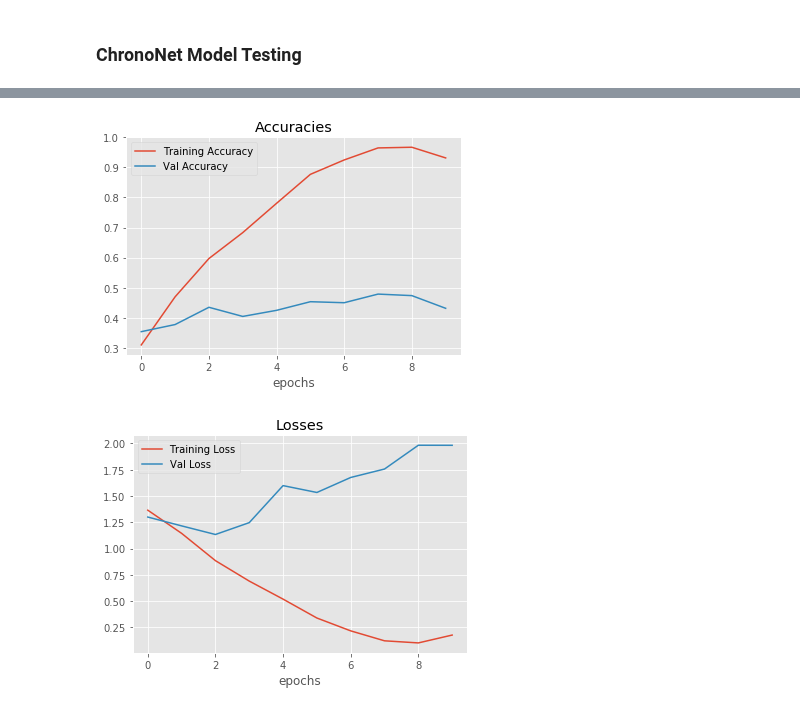
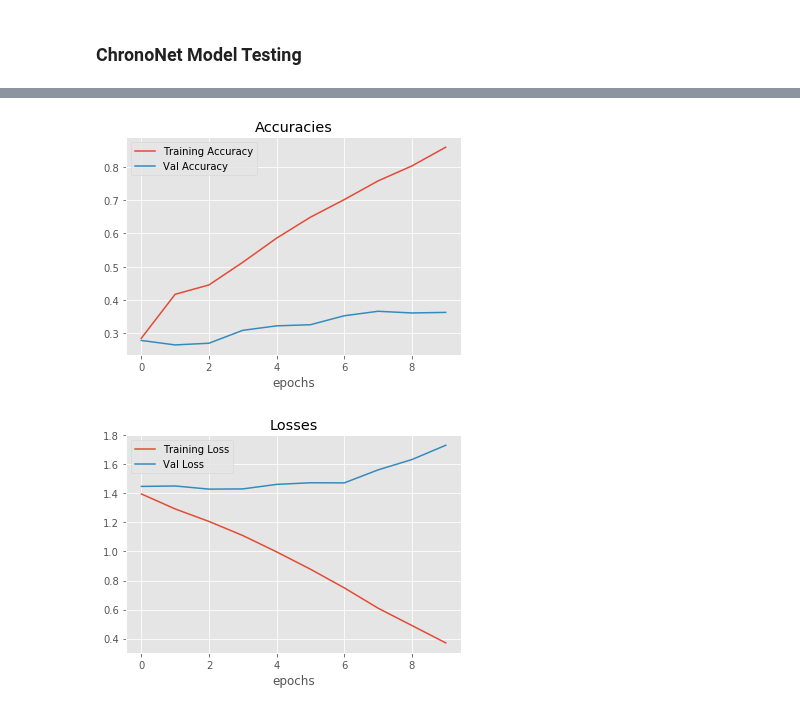
Before and after one commit to kunalpatel1793/Neural-Nets-Final-Project, a Jupyter notebook: Model.ipynb, the cells around one changed output, grey strips where cells are left out. Drawn from its saved outputs; the diff is of its cells as text; code cells hidden in the pictures.

```diff
--- a/Model.ipynb
+++ b/Model.ipynb
@@ -655,8 +649,8 @@ model.compile(optimizer = 'adam',
              metrics=['accuracy'])
 
 #hist.history is a dictionary with all accs and losses
-hist = model.fit(train_data,train_labels,epochs=10,validation_split=0.25,batch_size=32,verbose=0)
-test_score = model.evaluate(test_data, test_labels, batch_size=32)
+hist = model.fit(train_data,train_labels,epochs=10,validation_split=0.25,batch_size=128,verbose=0)
+test_score = model.evaluate(test_data, test_labels, batch_size=128)
 
 print "Testing Accuracy is", test_score
 plot_hist([hist.history['acc'],hist.history['val_acc']],['Training Accuracy','Val Accuracy'],title='Accuracies')
@@ -667,2 +661,2 @@ Testing Accuracy is [1.8246414136886597, 0.47999999952316286]
-[figure, old version]
+[figure, new version]
-[figure, old version]
+[figure, new version]
```
Also changed, not shown: parts of 17 cells of this notebook.
